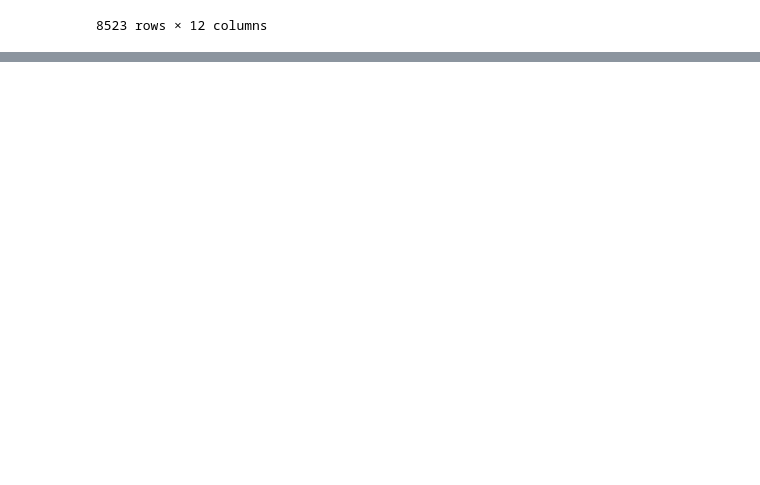
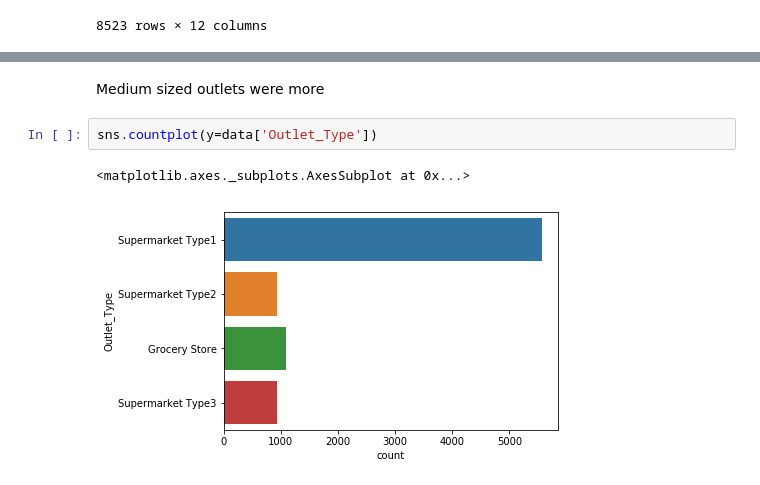
Before and after one commit to chanchalbhalla4/github-assignment, a Jupyter notebook: bigmart.ipynb, the cells around one changed output, grey strips where cells are left out. Cells and saved outputs as stored; diff of their text form; blank space fills up the shorter version.

```diff
--- a/bigmart.ipynb
+++ b/bigmart.ipynb
@@ -137,0 +177,7 @@ data
+# %% [markdown]
+ Medium sized outlets were more
+# %%
+sns.countplot(y=data['Outlet_Type'])
+# %% [output]
+<matplotlib.axes._subplots.AxesSubplot at 0x...>
+[figure, added]
```
Also changed, not shown: parts of 14 cells of this notebook.
